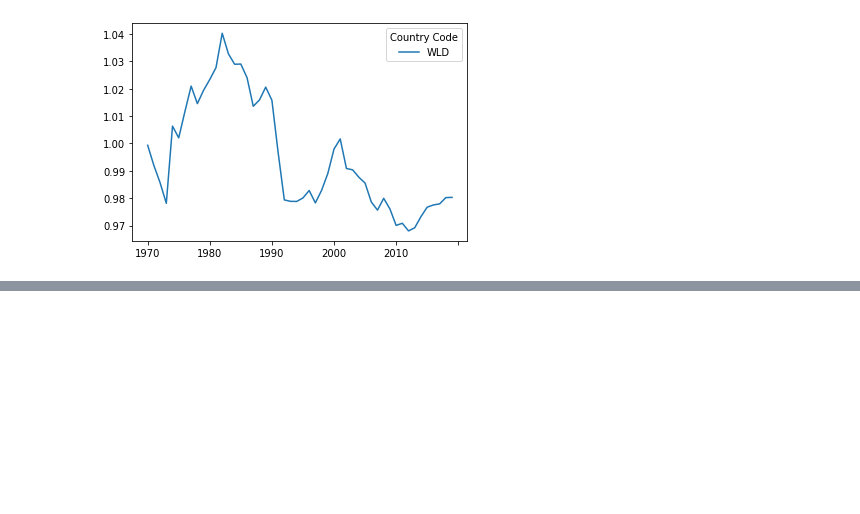
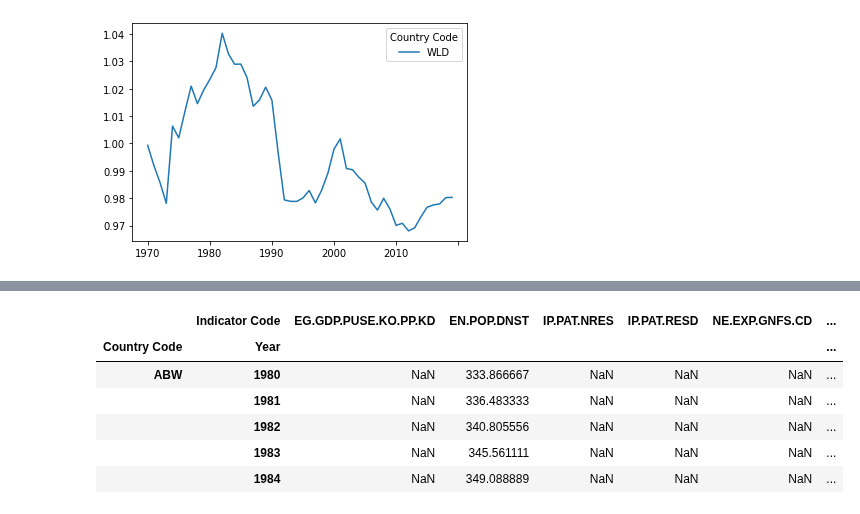
Before and after one commit to drakesiard/em-2020, a Jupyter notebook: data/D1_extract_WB_series.ipynb, the cells around one changed output, grey strips where cells are left out. Cells and saved outputs as stored; diff of their text form; code cells hidden in the pictures; blank space fills up the shorter version.

```diff
--- a/data/D1_extract_WB_series.ipynb
+++ b/data/D1_extract_WB_series.ipynb
@@ -144,0 +165,12 @@ x.head()
+# %%
+wdi_reshaped = raw_wdi.stack().unstack('Indicator Code')
+wdi_reshaped.index.set_levels(wdi_reshaped.index.levels[-1].astype(int), level=-1, inplace=True)
+wdi_reshaped.head()
+# %% [output]
+|  | Indicator Code | EG.GDP.PUSE.KO.PP.KD | EN.POP.DNST | IP.PAT.NRES | IP.PAT.RESD | NE.EXP.GNFS.CD | ... |
+| Country Code | Year |  |  |  |  |  | ... |
+| ABW | 1980 | NaN | 333.866667 | NaN | NaN | NaN | ... |
+|  | 1981 | NaN | 336.483333 | NaN | NaN | NaN | ... |
+|  | 1982 | NaN | 340.805556 | NaN | NaN | NaN | ... |
+|  | 1983 | NaN | 345.561111 | NaN | NaN | NaN | ... |
+|  | 1984 | NaN | 349.088889 | NaN | NaN | NaN | ... |
```
Also changed, not shown: parts of 10 cells of this notebook, 13 other files.
